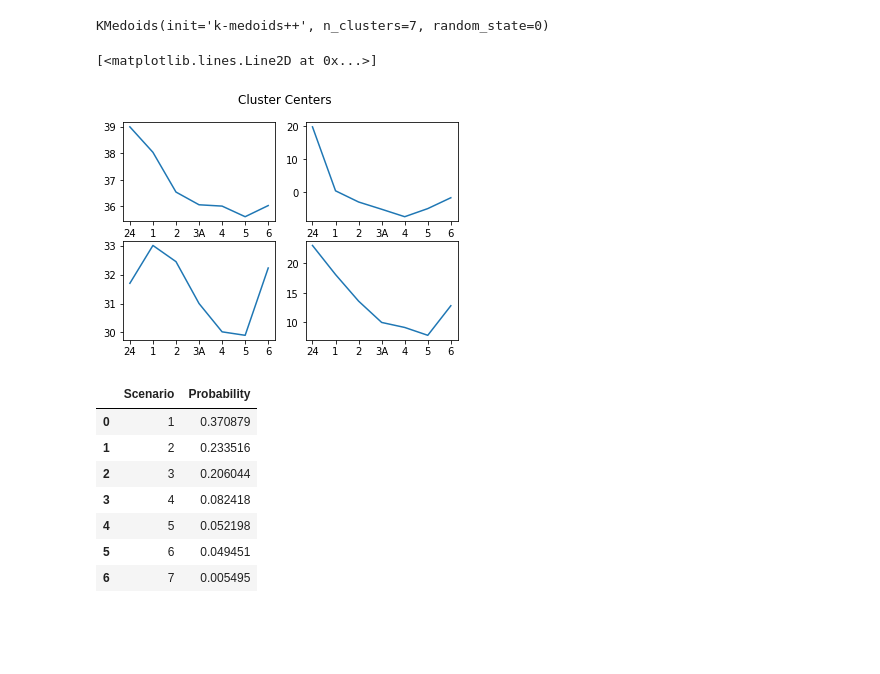
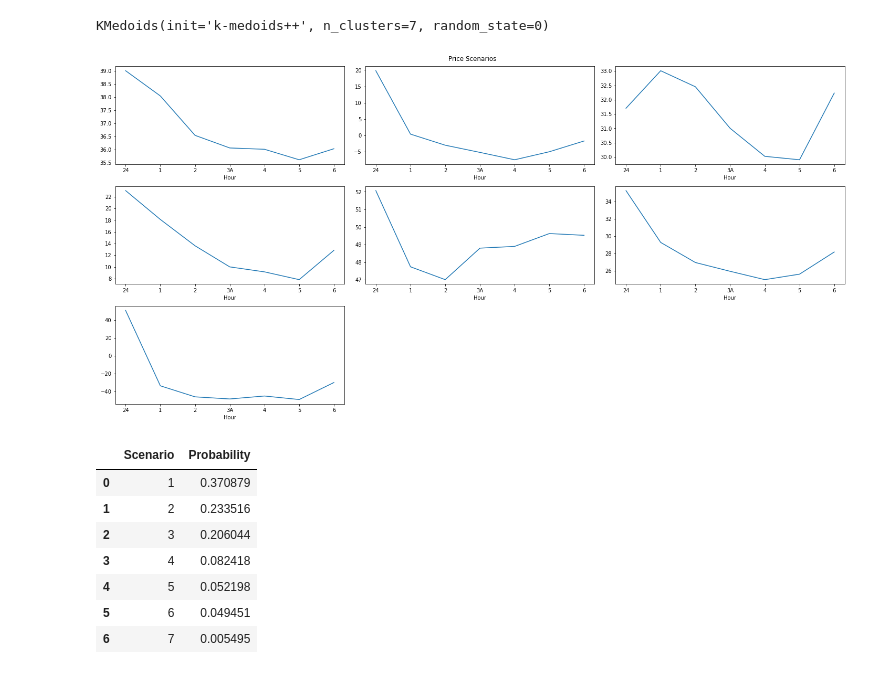
Before and after one commit to Pyosch/ATIS3_Group, a Jupyter notebook: 02_Scenario_Generation.ipynb, the cells around one changed output. Drawn from its saved outputs; the diff is of its cells as text; code cells hidden in the pictures; blank space fills up the shorter version.

Commit message:
Visualisation improvements

```diff
--- a/02_Scenario_Generation.ipynb
+++ b/02_Scenario_Generation.ipynb
@@ -599,16 +656,33 @@ y_km = KMedoids(n_clusters=7, init='k-medoids++',random_state=0)
 y_km.fit(dfAuctionData2019)
 # %% [output]
 KMedoids(init='k-medoids++', n_clusters=7, random_state=0)
-# %%
-fig, axs = plt.subplots(2,2)
-fig.suptitle('Cluster Centers')
-axs[0,0].plot(hours,y_km.cluster_centers_[0])
-axs[0,1].plot(hours,y_km.cluster_centers_[1])
-axs[1,0].plot(hours,y_km.cluster_centers_[2])
-axs[1,1].plot(hours,y_km.cluster_centers_[3])
-# %% [output]
-[<matplotlib.lines.Line2D at 0x...>]
-[figure, removed]
+# %%
+fig, axs = plt.subplots(3,3,figsize=(20,10))
+fig.suptitle('Price Scenarios')
+axs[0,0].plot(hours,y_km.cluster_centers_[0])
+axs[0,1].plot(hours,y_km.cluster_centers_[1])
+axs[0,2].plot(hours,y_km.cluster_centers_[2])
+axs[1,0].plot(hours,y_km.cluster_centers_[3])
+axs[1,1].plot(hours,y_km.cluster_centers_[4])
+axs[1,2].plot(hours,y_km.cluster_centers_[5])
+axs[2,0].plot(hours,y_km.cluster_centers_[6])
+
+axs[0,0].set_xlabel('Hour')
+axs[0,1].set_xlabel('Hour')
+axs[0,2].set_xlabel('Hour')
+axs[1,0].set_xlabel('Hour')
+axs[1,1].set_xlabel('Hour')
+axs[1,2].set_xlabel('Hour')
+axs[2,0].set_xlabel('Hour')
+
+fig.delaxes(axs[2,1])
+fig.delaxes(axs[2,2])
+
+fig.tight_layout()
+plt.savefig('price scenarios.png')
+plt.show()
+# %% [output]
+[figure, added]
 # %%
 counts = pd.Series(y_km.predict(dfAuctionData2019)).value_counts()
 probabilities = counts/counts.sum()
```
Also changed, not shown: parts of 11 cells of this notebook, 1 other file.
